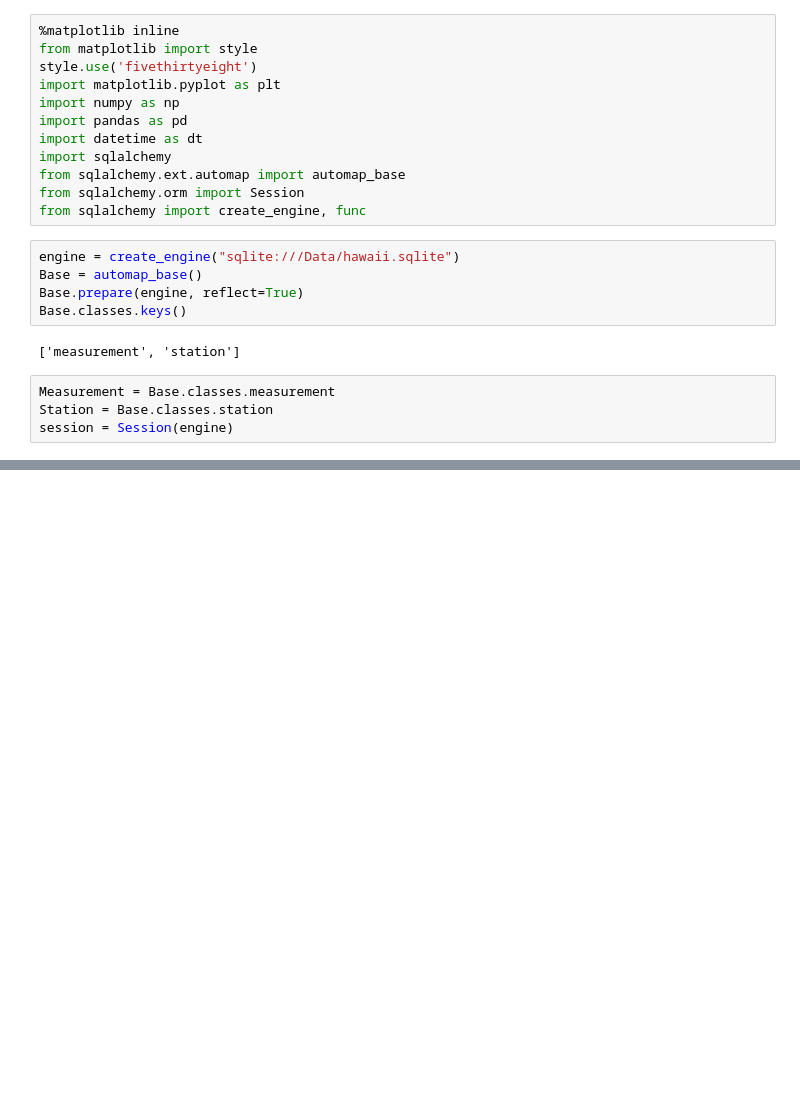
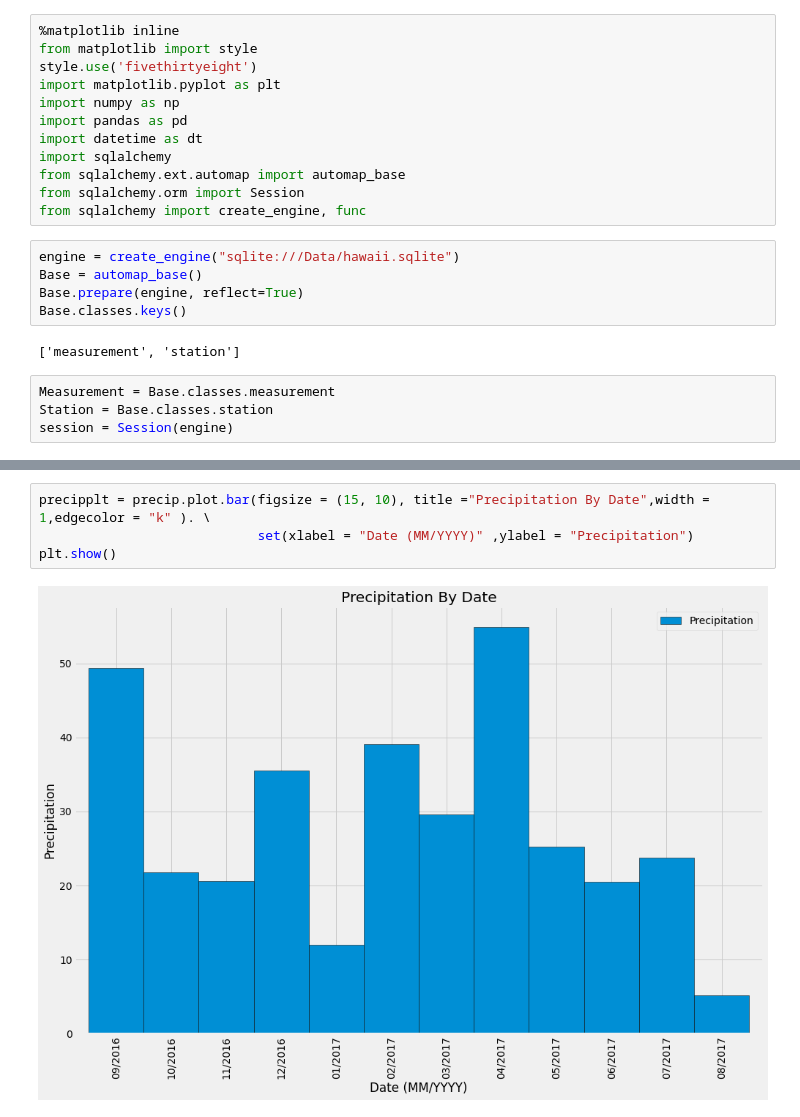
Before and after one commit to gabprado/sql-alchemy-challenge, a Jupyter notebook: surfs_up.ipynb, the cells around one changed output, grey strips where cells are left out. Cells and saved outputs as stored; diff of their text form; blank space fills up the shorter version.

```diff
--- a/surfs_up.ipynb
+++ b/surfs_up.ipynb
@@ -50,0 +51,6 @@ max_mon
+# %%
+precipplt = precip.plot.bar(figsize = (15, 10), title ="Precipitation By Date",width = 1,edgecolor = "k" ). \
+                            set(xlabel = "Date (MM/YYYY)" ,ylabel = "Precipitation")
+plt.show()
+# %% [output]
+[figure, added]
```
Also changed, not shown: parts of 5 cells of this notebook.
